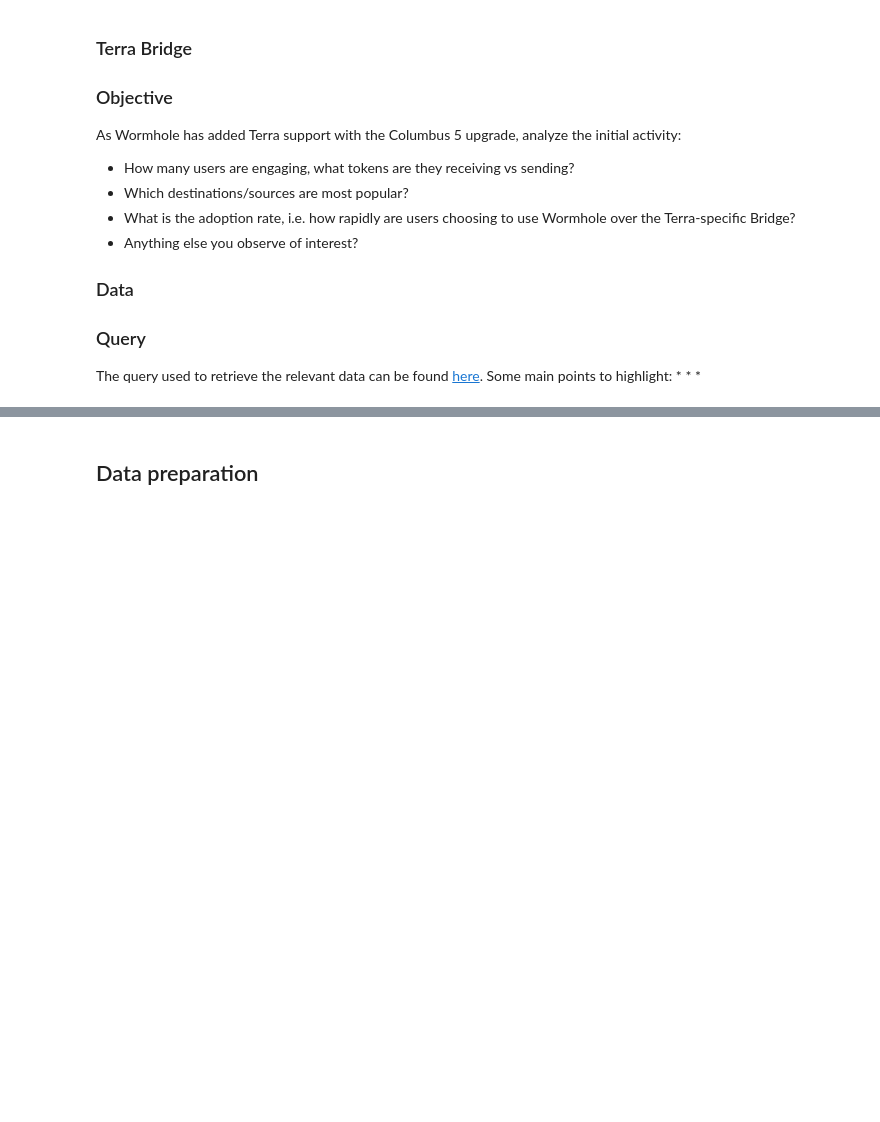
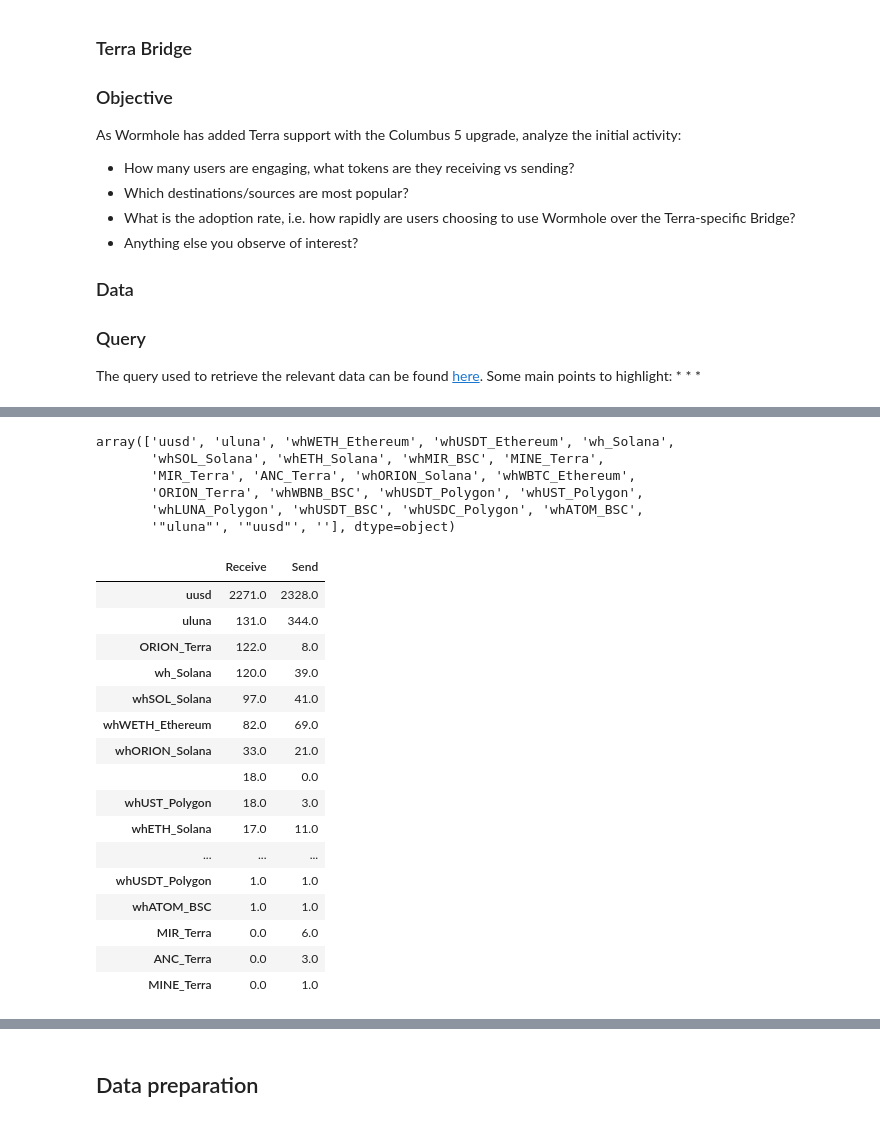
Before and after one commit to IncioMan/on-chain-data-analysis, a Jupyter notebook: wormhole/Terra - Wormhole - Terra Bridge.ipynb, the cells around one changed output, grey strips where cells are left out. Cells and saved outputs as stored; diff of their text form; code cells hidden in the pictures; blank space fills up the shorter version.

```diff
--- a/wormhole/Terra - Wormhole - Terra Bridge.ipynb
+++ b/wormhole/Terra - Wormhole - Terra Bridge.ipynb
@@ -86,0 +91,29 @@ chain_ids = ['Solana', 'Ethereum', 'Terra', 'BSC', 'Polygon']
+# %%
+tot_tokens.token_name.unique()
+# %% [output]
+array(['uusd', 'uluna', 'whWETH_Ethereum', 'whUSDT_Ethereum', 'wh_Solana',
+       'whSOL_Solana', 'whETH_Solana', 'whMIR_BSC', 'MINE_Terra',
+       'MIR_Terra', 'ANC_Terra', 'whORION_Solana', 'whWBTC_Ethereum',
+       'ORION_Terra', 'whWBNB_BSC', 'whUSDT_Polygon', 'whUST_Polygon',
+       'whLUNA_Polygon', 'whUSDT_BSC', 'whUSDC_Polygon', 'whATOM_BSC',
+       '"uluna"', '"uusd"', ''], dtype=object)
+# %%
+token_txs
+# %% [output]
+|  | Receive | Send |
+| uusd | 2271.0 | 2328.0 |
+| uluna | 131.0 | 344.0 |
+| ORION_Terra | 122.0 | 8.0 |
+| wh_Solana | 120.0 | 39.0 |
+| whSOL_Solana | 97.0 | 41.0 |
+| whWETH_Ethereum | 82.0 | 69.0 |
+| whORION_Solana | 33.0 | 21.0 |
+|  | 18.0 | 0.0 |
+| whUST_Polygon | 18.0 | 3.0 |
+| whETH_Solana | 17.0 | 11.0 |
+| ... | ... | ... |
+| whUSDT_Polygon | 1.0 | 1.0 |
+| whATOM_BSC | 1.0 | 1.0 |
+| MIR_Terra | 0.0 | 6.0 |
+| ANC_Terra | 0.0 | 3.0 |
+| MINE_Terra | 0.0 | 1.0 |
```
Also changed, not shown: parts of 80 cells of this notebook.
